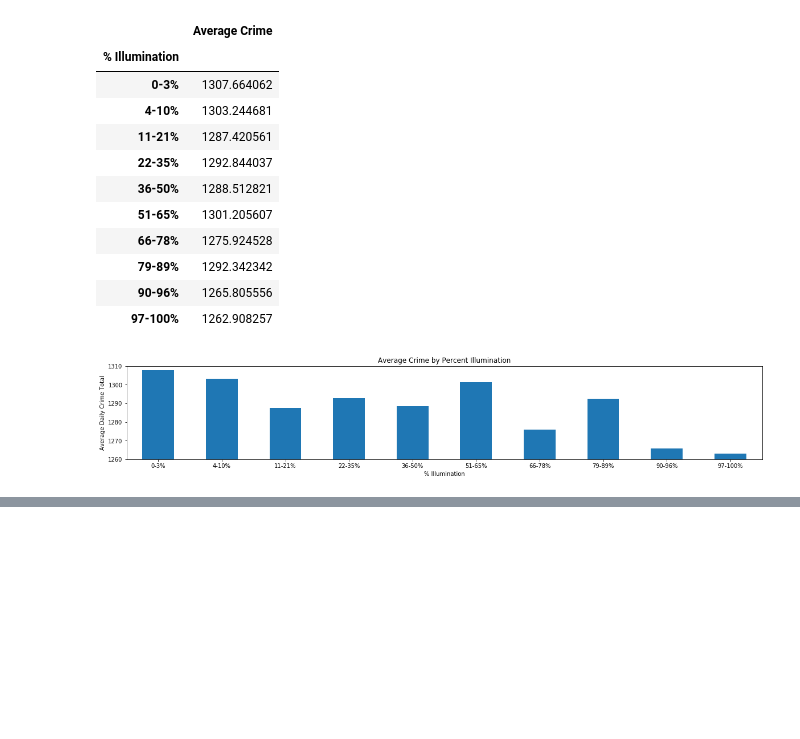
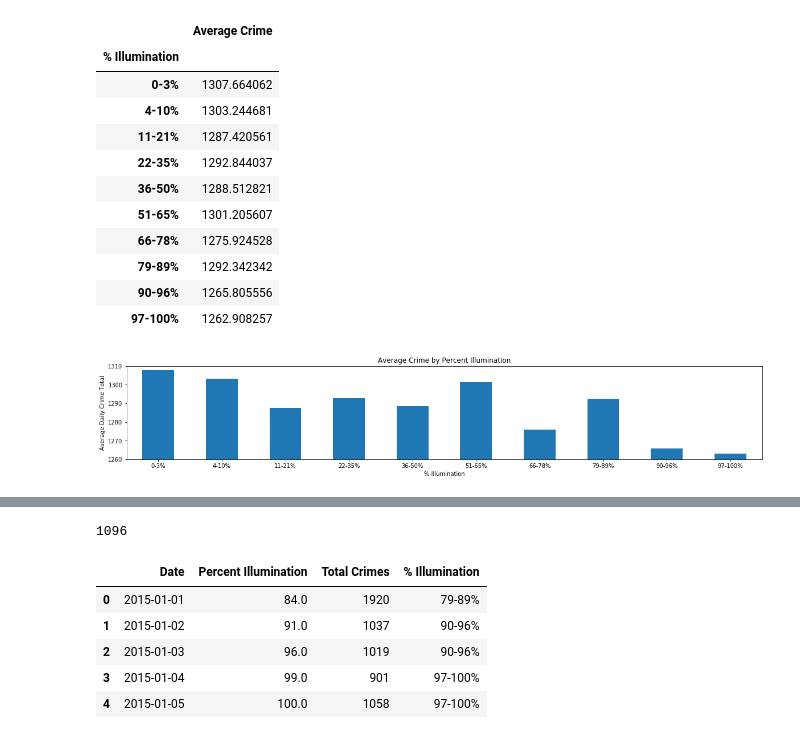
Before and after one commit to knwright/ProgressBar, a Jupyter notebook: JustinWorksheet.ipynb, the cells around one changed output, grey strips where cells are left out. Cells and saved outputs as stored; diff of their text form; code cells hidden in the pictures; blank space fills up the shorter version.

```diff
--- a/JustinWorksheet.ipynb
+++ b/JustinWorksheet.ipynb
@@ -135,0 +172,19 @@ plt.show()
+# %%
+# Adding a new column to display range for each date
+nyc_date_list6['% Illumination'] = pd.cut(nyc_date_list6['Percent Illumination'],
+                                      bins,
+                                      labels = group_name,
+                                      include_lowest=True)
+# Verify length of data frame
+print(len(nyc_date_list6))
+
+# Display data frame
+nyc_date_list6.head()
+# %% [output]
+1096
+|  | Date | Percent Illumination | Total Crimes | % Illumination |
+| 0 | 2015-01-01 | 84.0 | 1920 | 79-89% |
+| 1 | 2015-01-02 | 91.0 | 1037 | 90-96% |
+| 2 | 2015-01-03 | 96.0 | 1019 | 90-96% |
+| 3 | 2015-01-04 | 99.0 | 901 | 97-100% |
+| 4 | 2015-01-05 | 100.0 | 1058 | 97-100% |
```
Also changed, not shown: parts of 11 cells of this notebook, 3 other files.
